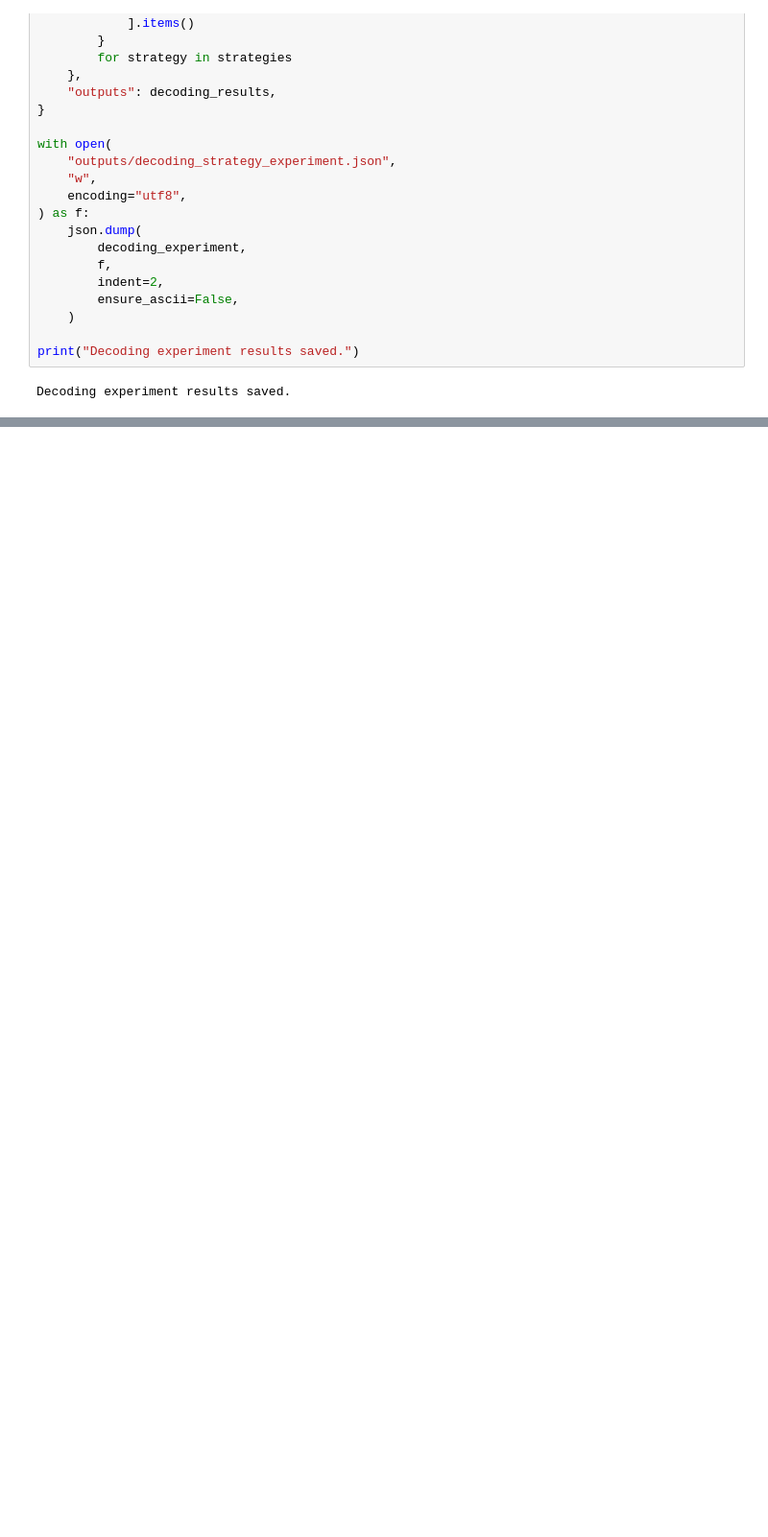
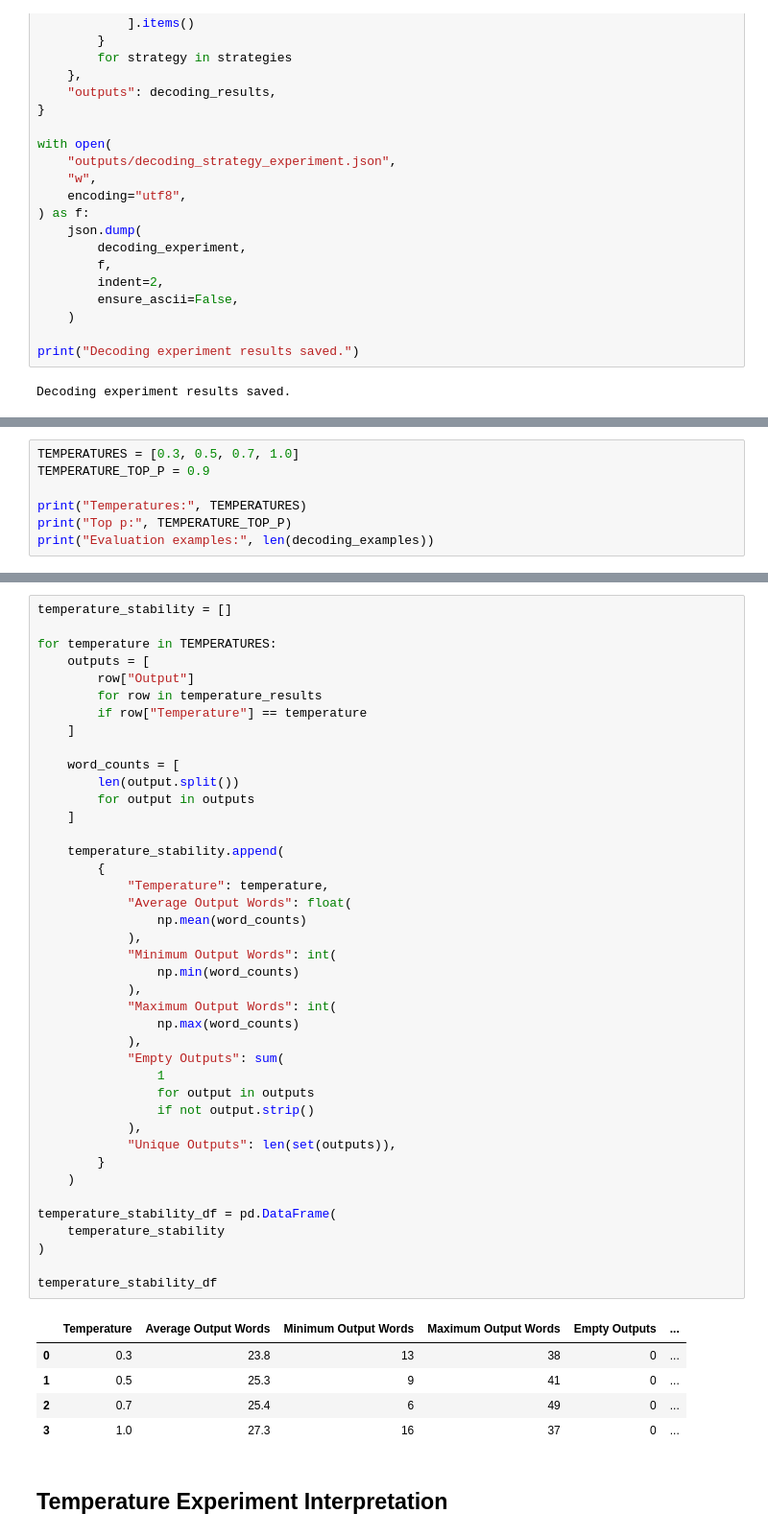
Before and after one commit to DrashtiShah23/data266-2046, a Jupyter notebook: hw5/HW5.ipynb, the cells around one changed output, grey strips where cells are left out. Shown at 96% size. Drawn from its saved outputs; the diff is of its cells as text; blank space fills up the shorter version.

```diff
--- a/hw5/HW5.ipynb
+++ b/hw5/HW5.ipynb
@@ -1949,0 +1963,7 @@ Decoding experiment results saved.
+# %%
+TEMPERATURES = [0.3, 0.5, 0.7, 1.0]
+TEMPERATURE_TOP_P = 0.9
+
+print("Temperatures:", TEMPERATURES)
+print("Top p:", TEMPERATURE_TOP_P)
+print("Evaluation examples:", len(decoding_examples))
@@ -1949,0 +2168,49 @@ Decoding experiment results saved.
+# %%
+temperature_stability = []
+
+for temperature in TEMPERATURES:
+    outputs = [
+        row["Output"]
+        for row in temperature_results
+        if row["Temperature"] == temperature
+    ]
+
+    word_counts = [
+        len(output.split())
+        for output in outputs
+    ]
+
+    temperature_stability.append(
+        {
+            "Temperature": temperature,
+            "Average Output Words": float(
+                np.mean(word_counts)
+            ),
+            "Minimum Output Words": int(
+                np.min(word_counts)
+            ),
+            "Maximum Output Words": int(
+                np.max(word_counts)
+            ),
+            "Empty Outputs": sum(
+                1
+                for output in outputs
+                if not output.strip()
+            ),
+            "Unique Outputs": len(set(outputs)),
+        }
+    )
+
+temperature_stability_df = pd.DataFrame(
+    temperature_stability
+)
+
+temperature_stability_df
+# %% [output]
+|  | Temperature | Average Output Words | Minimum Output Words | Maximum Output Words | Empty Outputs | ... |
+| 0 | 0.3 | 23.8 | 13 | 38 | 0 | ... |
+| 1 | 0.5 | 25.3 | 9 | 41 | 0 | ... |
+| 2 | 0.7 | 25.4 | 6 | 49 | 0 | ... |
+| 3 | 1.0 | 27.3 | 16 | 37 | 0 | ... |
+# %% [markdown]
+## Temperature Experiment Interpretation
```
Also changed, not shown: parts of 20 cells of this notebook.
